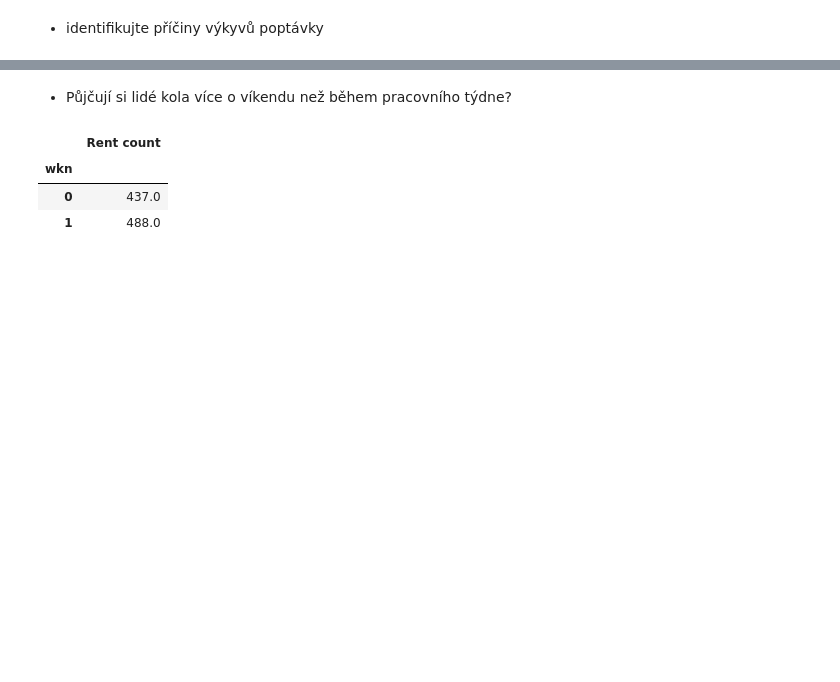
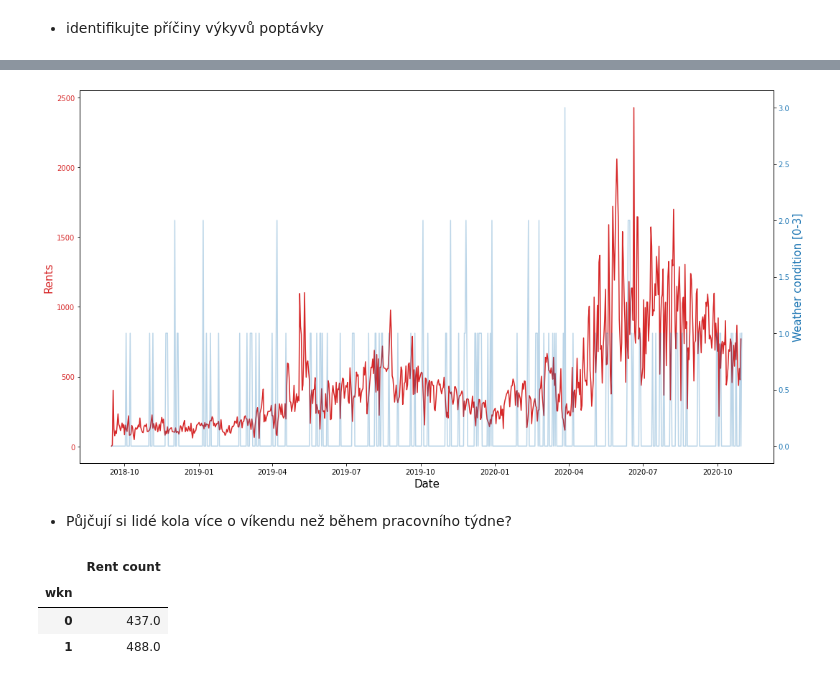
Before and after one commit to tompoles/Portfolio, a Jupyter notebook: Edinbourgh_bikes_engeto_project.ipynb, the cells around one changed output, grey strips where cells are left out. Drawn from its saved outputs; the diff is of its cells as text; code cells hidden in the pictures; blank space fills up the shorter version.

```diff
--- a/Edinbourgh_bikes_engeto_project.ipynb
+++ b/Edinbourgh_bikes_engeto_project.ipynb
@@ -224,2 +358,27 @@ plt.show()
+# %%
+# Mozna zavislost vypujcovani kol na podminkach pocasi vzhledem k viditelnosti, pokud je W_condition = 0, tak jsou podminky excelentni
+
+fig, ax1 = plt.subplots(figsize=(15,8))
+x1 = EW_DF['date']
+y1 = EW_DF['W_condition']
+x2 = df_dem['date']
+y2 = df_dem['Rent count']
+
+color = 'tab:red'
+ax1.set_xlabel('Date', fontsize=15)
+ax1.set_ylabel('Rents', color=color, fontsize=15)
+ax1.plot(x2,y2, color=color)
+ax1.tick_params(axis='y', labelcolor=color)
+
+ax2 = ax1.twinx()
+
+color = 'tab:blue'
+ax2.set_ylabel('Weather condition [0-3]', color=color, fontsize=15)
+ax2.plot(x1,y1, color=color, alpha=0.3)
+ax2.tick_params(axis='y', labelcolor=color)
+fig.tight_layout()
+plt.show()
+# %% [output]
+[figure, added]
 # %% [markdown]
 *   Půjčují si lidé kola více o víkendu než během pracovního týdne?
```
Also changed, not shown: parts of 23 cells of this notebook.
